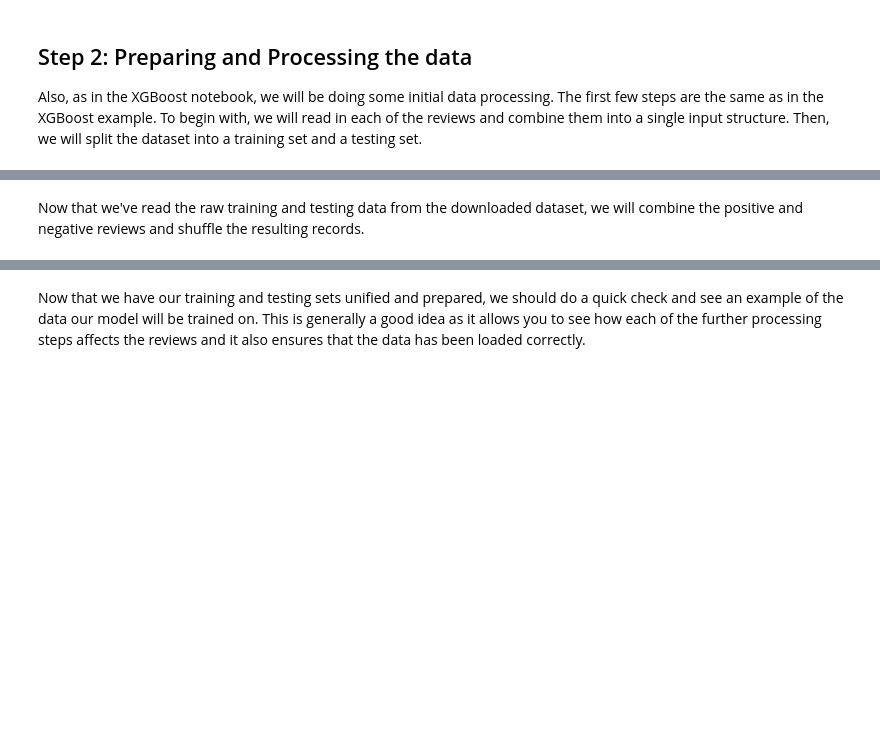
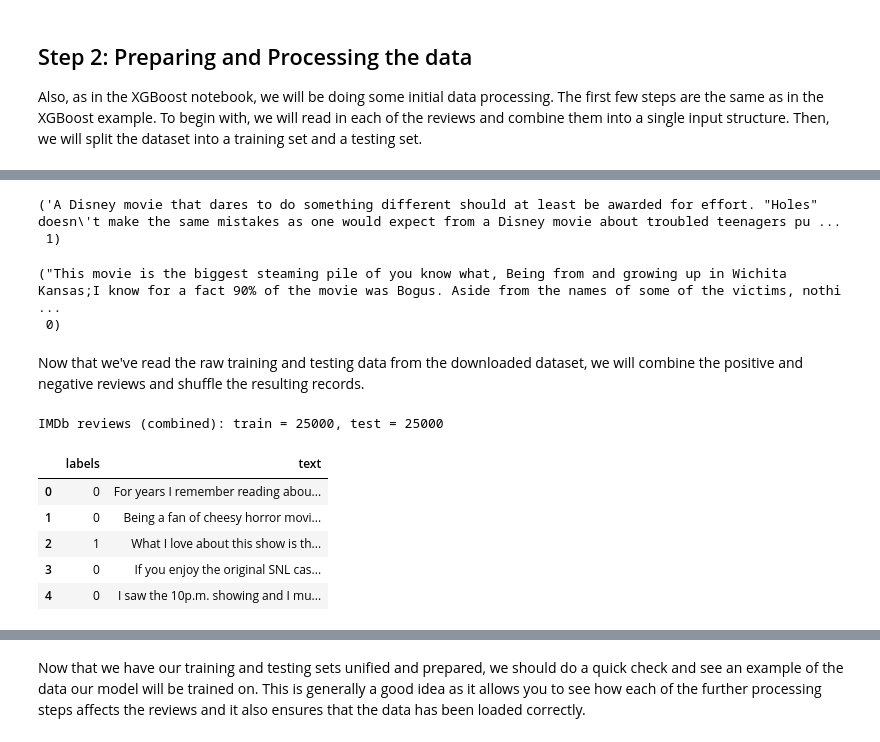
Before and after one commit to ruben-rosa/sagemaker-deployment, a Jupyter notebook: Project/SageMaker Project.ipynb, the cells around one changed output, grey strips where cells are left out. Saved outputs shown, nothing was run; the diff lists cells and outputs as text; code cells hidden in the pictures; blank space fills up the shorter version.

```diff
--- a/Project/SageMaker Project.ipynb
+++ b/Project/SageMaker Project.ipynb
@@ -120,27 +109,6 @@ def read_imdb_data(data_dir='../data/aclImdb'):
                     "{}/{} data size does not match labels size".format(data_type, sentiment)
 
     return data, labels
-# %%
-# Local file execution
-data_dir = '../data/aclImdb'
-train_dir = os.path.join(data_dir, 'train')
-test_dir = os.path.join(data_dir, 'test')
-
-def read_imdb_data(data_dir):
-    labels = []
-    data = []
-    for label_type in ['neg', 'pos']:
-        dir_name = os.path.join(train_dir, label_type)
-        for fname in os.listdir(dir_name):
-            if fname[-4:] == '.txt':
-                f = open(os.path.join(dir_name, fname))
-                data.append(f.read())
-                f.close()
-            if label_type == 'neg':
-                labels.append(0)
-            else:
-                labels.append(1)
-    return texts,labels
 # %%
 data, labels = read_imdb_data()
 print("IMDB reviews: train = {} pos / {} neg, test = {} pos / {} neg".format(
@@ -151,3 +119,13 @@ IMDB reviews: train = 0 pos / 0 neg, test = 0 pos / 0 neg
+# %%
+data['train']['pos'][0], labels['train']['pos'][0]
+# %% [output]
+('A Disney movie that dares to do something different should at least be awarded for effort. "Holes" doesn\'t make the same mistakes as one would expect from a Disney movie about troubled teenagers pu ...
+ 1)
+# %%
+data['train']['neg'][0], labels['train']['neg'][0]
+# %% [output]
+("This movie is the biggest steaming pile of you know what, Being from and growing up in Wichita Kansas;I know for a fact 90% of the movie was Bogus. Aside from the names of some of the victims, nothi ...
+ 0)
 # %% [markdown]
 Now that we've read the raw training and testing data from the downloaded dataset, we will combine the positive and negative reviews and shuffle the resulting records.
 # %%
@@ -171,3 +149,15 @@ def prepare_imdb_data(data, labels):
 # %%
 train_X, test_X, train_y, test_y = prepare_imdb_data(data, labels)
 print("IMDb reviews (combined): train = {}, test = {}".format(len(train_X), len(test_X)))
+# %% [output]
+IMDb reviews (combined): train = 25000, test = 25000
+# %%
+import pandas as pd
+pd.concat([pd.DataFrame(train_y,columns=['labels']), pd.DataFrame(train_X,columns=['text'])], axis=1).head()
+# %% [output]
+|  | labels | text |
+| 0 | 0 | For years I remember reading abou... |
+| 1 | 0 | Being a fan of cheesy horror movi... |
+| 2 | 1 | What I love about this show is th... |
+| 3 | 0 | If you enjoy the original SNL cas... |
+| 4 | 0 | I saw the 10p.m. showing and I mu... |
```
Also changed, not shown: parts of 38 cells of this notebook, 2 other files.
